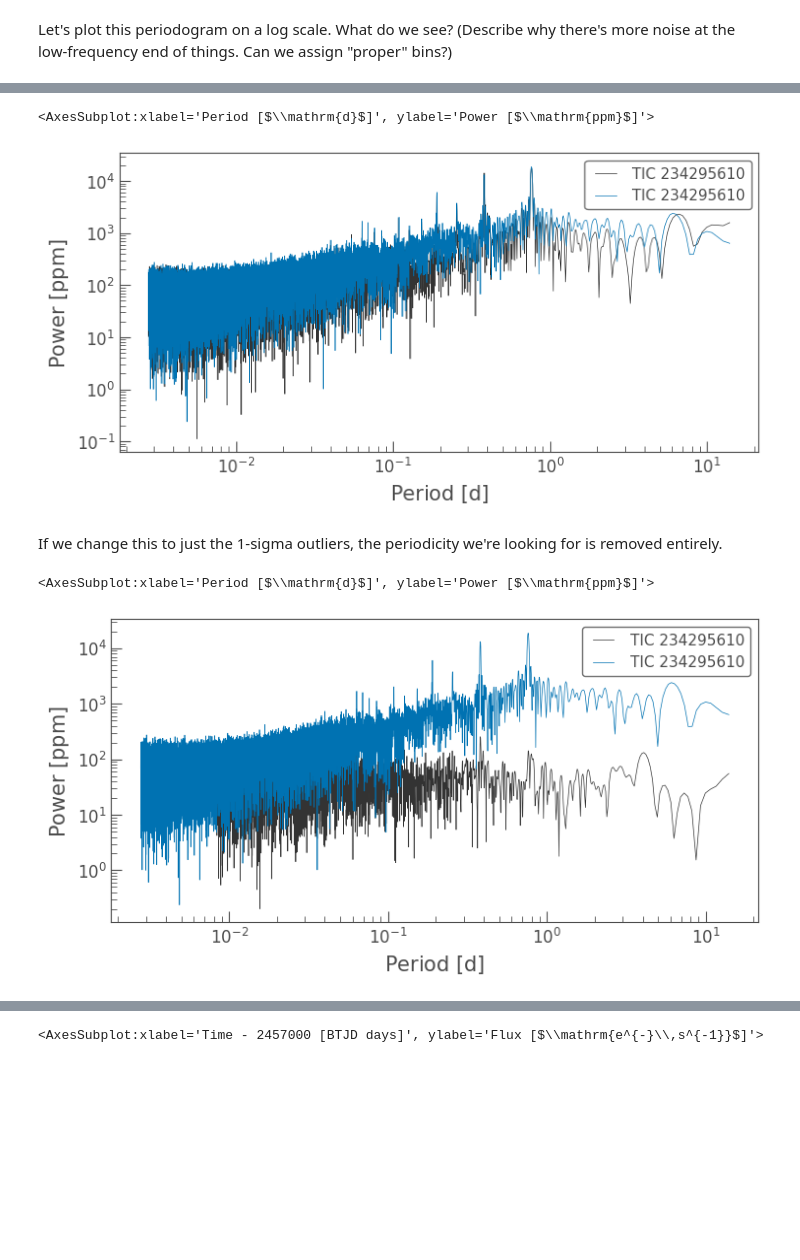
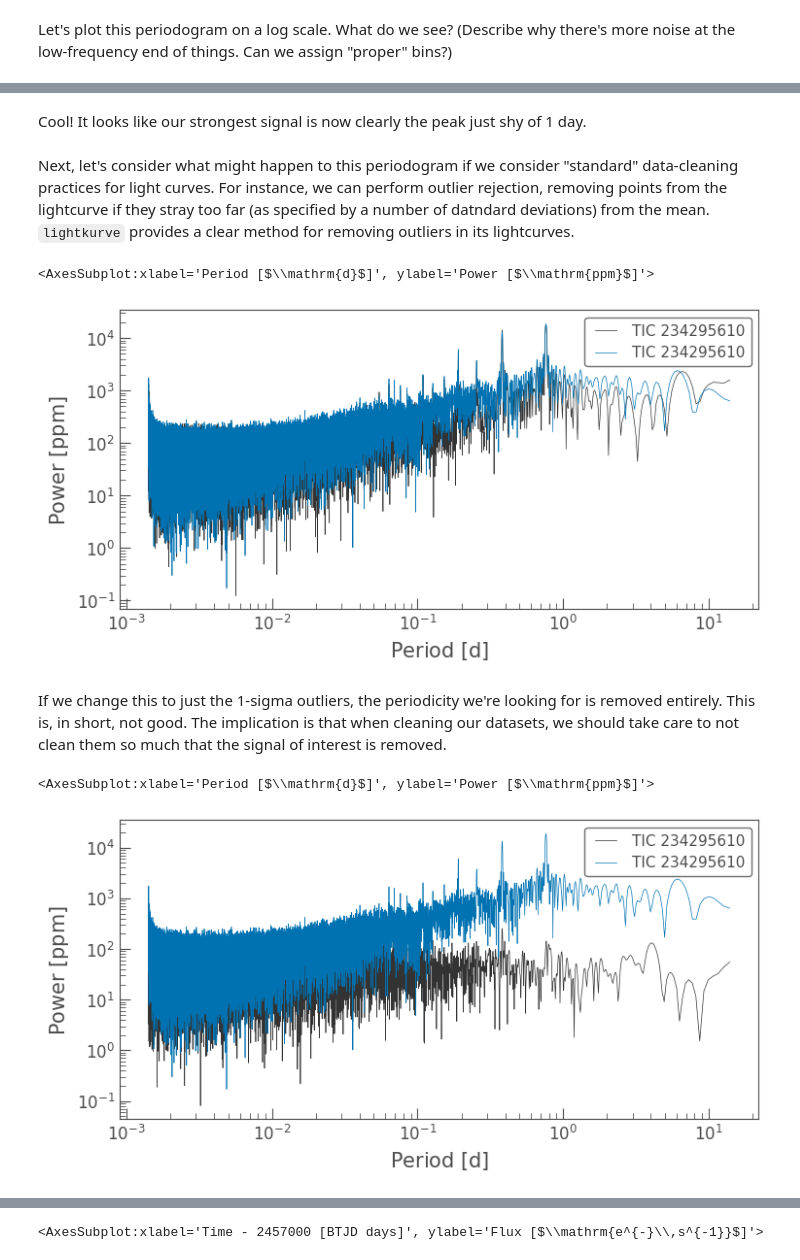
Before and after one commit to spacetelescope/project-tikebook, a Jupyter notebook: notebooks/7-rotation-speeds/interm_rotation_rate.ipynb, the cells around one changed output, grey strips where cells are left out. Cells and saved outputs as stored; diff of their text form; code cells hidden in the pictures; blank space fills up the shorter version.

```diff
--- a/notebooks/7-rotation-speeds/interm_rotation_rate.ipynb
+++ b/notebooks/7-rotation-speeds/interm_rotation_rate.ipynb
@@ -181,0 +161,7 @@ pg.plot(scale='log');
+# %%
+G = const.G
+M = 1 * u.M_sun
+R = 1 * u.R_sun
+vc = ((2/3) * G * M / R)**.5
+
+P = 2 * np.pi * R  / vc
@@ -181,0 +174,4 @@ pg.plot(scale='log');
+# %%
+min_period = P.to(u.day).value/100
+# %%
+pg = lc.normalize(unit='ppm').to_periodogram(maximum_period=max_period, minimum_period=min_period)
@@ -182,23 +182,27 @@ pg.plot(scale='log');
+# %% [markdown]
+Cool! It looks like our strongest signal is now clearly the peak just shy of 1 day.
+# %% [markdown]
+Next, let's consider what might happen to this periodogram if we consider "standard" data-cleaning practices for light curves. For instance, we can perform outlier rejection, removing points from the lightcurve if they stray too far (as specified by a number of datndard deviations) from the mean. `lightkurve` provides a clear method for removing outliers in its lightcurves.
 # %%
 lc_clipped = lc.remove_outliers(sigma=3)
 
-pg_clipped = lc_clipped.normalize(unit='ppm').to_periodogram(maximum_period=max_period)
+pg_clipped = lc_clipped.normalize(unit='ppm').to_periodogram(maximum_period=max_period, minimum_period=min_period)
 ax = pg_clipped.plot(scale='log', zorder=1);
 
 pg.plot(ax=ax, scale='log')
 # %% [output]
 <AxesSubplot:xlabel='Period [$\\mathrm{d}$]', ylabel='Power [$\\mathrm{ppm}$]'>
-[figure, old version]
+[figure, new version]
 # %% [markdown]
-If we change this to just the 1-sigma outliers, the periodicity we're looking for is removed entirely.
+If we change this to just the 1-sigma outliers, the periodicity we're looking for is removed entirely. This is, in short, not good. The implication is that when cleaning our datasets, we should take care to not clean them so much that the signal of interest is removed.
 # %%
 lc_clipped = lc.remove_outliers(sigma=1)
 
-pg_clipped = lc_clipped.normalize(unit='ppm').to_periodogram(maximum_period=max_period)
+pg_clipped = lc_clipped.normalize(unit='ppm').to_periodogram(maximum_period=max_period, minimum_period=min_period)
 ax = pg_clipped.plot(scale='log', zorder=1);
 
 pg.plot(ax=ax, scale='log')
 # %% [output]
 <AxesSubplot:xlabel='Period [$\\mathrm{d}$]', ylabel='Power [$\\mathrm{ppm}$]'>
-[figure, old version]
+[figure, new version]
 # %% [markdown]
```
Also changed, not shown: parts of 64 cells of this notebook.
